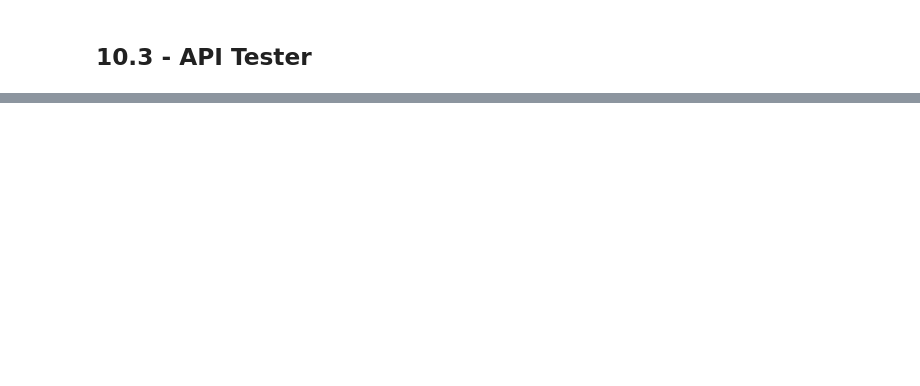
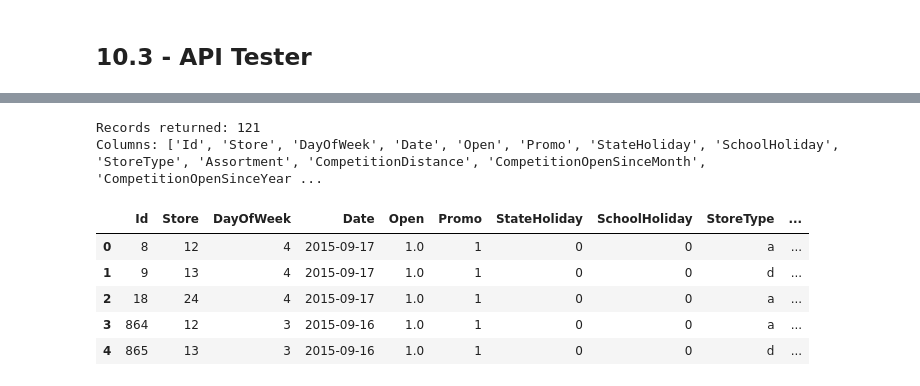
Before and after one commit to guigrandim/rossmann_store_sales, a Jupyter notebook: notebooks/datasets_analysis.ipynb, the cells around one changed output, grey strips where cells are left out. Cells and saved outputs as stored; diff of their text form; code cells hidden in the pictures; blank space fills up the shorter version.

Commit message:
Create Rossmann.py and handler.py and update datasets_analysis

```diff
--- a/notebooks/datasets_analysis.ipynb
+++ b/notebooks/datasets_analysis.ipynb
@@ -1701,0 +1660,28 @@ ModuleNotFoundError: No module named 'flask'
+# %%
+import pandas as pd
+from pathlib import Path
+
+if 'main_path' not in globals():
+    main_path = Path.cwd().parent
+
+if 'test_df' not in globals():
+    test_df  = main_path / "assets" / "data" / "test.csv"
+if 'store_df' not in globals():
+    store_df = main_path / "assets" / "data" / "store.csv"
+
+df_test_raw  = pd.read_csv(test_df)
+df_store_raw = pd.read_csv(store_df)
+
+#merge test dataset + store
+df_test = pd.merge(df_test_raw, df_store_raw, how="left", on="Store")
+
+#choose store for prediction
+df_test = df_test[df_test["Store"].isin([24, 12, 13])]
+
+#remove close days
+df_test = df_test[df_test["Open"] != 0]
+df_test = df_test[~df_test["Open"].isnull()]
+df_test = df_test.drop("ID", axis=1, errors="ignore")
+# %%
+# pandas to_json converts NaN -> null (JSON-compliant), avoiding InvalidJSONError
+data = df_test.to_json(orient='records')
@@ -1701,0 +1703,8 @@ ModuleNotFoundError: No module named 'flask'
+# %%
+# API Call
+url = "http://localhost:5000/rossmann/predict"
+
+r = requests.post(url, data=data, headers={"Content-Type": "application/json"})
+print("Status Code {}".format(r.status_code))
+if r.status_code != 200:
+    print("Response:", r.text[:500])
@@ -1701,0 +1714,16 @@ ModuleNotFoundError: No module named 'flask'
+# %%
+response_data = r.json()
+print("Records returned:", len(response_data))
+print("Columns:", list(response_data[0].keys()) if response_data else "empty")
+
+d1 = pd.DataFrame(response_data)
+d1.head()
+# %% [output]
+Records returned: 121
+Columns: ['Id', 'Store', 'DayOfWeek', 'Date', 'Open', 'Promo', 'StateHoliday', 'SchoolHoliday', 'StoreType', 'Assortment', 'CompetitionDistance', 'CompetitionOpenSinceMonth', 'CompetitionOpenSinceYear ...
+|  | Id | Store | DayOfWeek | Date | Open | Promo | StateHoliday | SchoolHoliday | StoreType | ... |
+| 0 | 8 | 12 | 4 | 2015-09-17 | 1.0 | 1 | 0 | 0 | a | ... |
+| 1 | 9 | 13 | 4 | 2015-09-17 | 1.0 | 1 | 0 | 0 | d | ... |
+| 2 | 18 | 24 | 4 | 2015-09-17 | 1.0 | 1 | 0 | 0 | a | ... |
+| 3 | 864 | 12 | 3 | 2015-09-16 | 1.0 | 1 | 0 | 0 | a | ... |
+| 4 | 865 | 13 | 3 | 2015-09-16 | 1.0 | 1 | 0 | 0 | d | ... |
```
Also changed, not shown: parts of 6 cells of this notebook, 2 other files.
